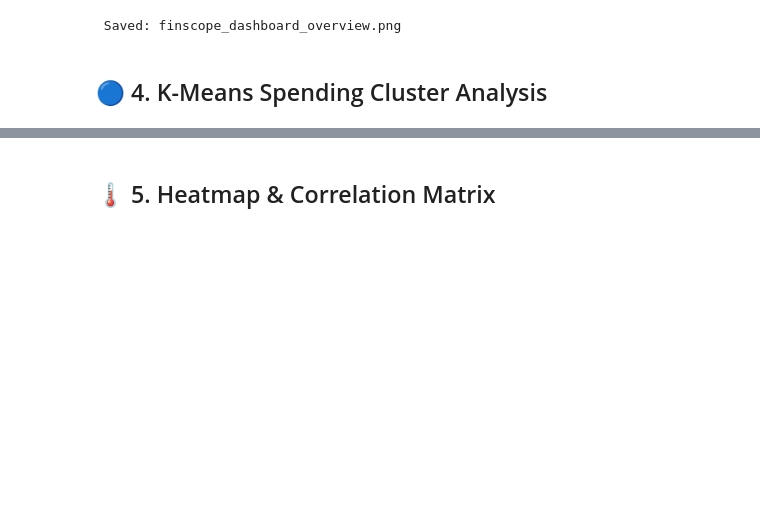
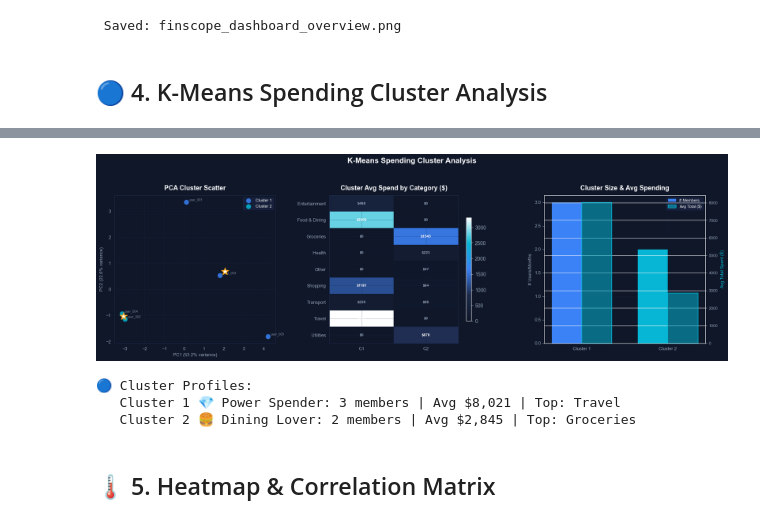
Before and after one commit to moeageli22/FinScope-Ai, a Jupyter notebook: ai-service/notebooks/finscope_ai_analytics.ipynb, the cells around one changed output, grey strips where cells are left out. Drawn from its saved outputs; the diff is of its cells as text; code cells hidden in the pictures; blank space fills up the shorter version.

```diff
--- a/ai-service/notebooks/finscope_ai_analytics.ipynb
+++ b/ai-service/notebooks/finscope_ai_analytics.ipynb
@@ -471,7 +472,7 @@ for c in range(K):
                s=120, alpha=0.85, edgecolors=BG, linewidth=1.2, label=f'Cluster {c+1}')
 centers_pca = pca.transform(km_final.cluster_centers_)
 ax.scatter(centers_pca[:, 0], centers_pca[:, 1],
-           color=WHITE, s=220, marker='★', zorder=10, edgecolors=YELLOW, linewidth=1.5)
+           color=WHITE, s=220, marker='*', zorder=10, edgecolors=YELLOW, linewidth=1.5)
 for idx, row in enumerate(pivot.index):
     ax.annotate(str(row)[:10], (X_pca[idx, 0], X_pca[idx, 1]),
                 textcoords='offset points', xytext=(5, 3),
@@ -512,33 +513,38 @@ bars1 = ax3.bar(cx - w/2, cluster_summary['count'].values,
                 edgecolor='none', label='# Members')
 ax3_r = ax3.twinx()
 ax3_r.set_facecolor(BG)
 ax3_r.tick_params(colors=TEXT, labelsize=8)
 bars2 = ax3_r.bar(cx + w/2, cluster_summary['avg_total'].values,
                   width=w, color=CYAN + '88', edgecolor=CYAN, linewidth=1.2, label='Avg Total ($)')
 ax3.set_xticks(cx)
 ax3.set_xticklabels([f'Cluster {i+1}' for i in range(K)], color=TEXT, fontsize=9)
 ax3.set_ylabel('# Users/Months', color=TEXT, fontsize=9)
 ax3_r.set_ylabel('Avg Total Spent ($)', color=CYAN, fontsize=9)
 finscope_style(ax3, fig, 'Cluster Size & Avg Spending')
 lines1, labels1 = ax3.get_legend_handles_labels()
 lines2, labels2 = ax3_r.get_legend_handles_labels()
 ax3.legend(lines1 + lines2, labels1 + labels2, fontsize=8,
            facecolor=PANEL, edgecolor=BORDER, labelcolor=WHITE)
 
 plt.tight_layout(pad=2.5)
 plt.savefig('finscope_kmeans_clusters.png', dpi=160, bbox_inches='tight', facecolor=BG)
 plt.show()
 
 # Print cluster profiles
 print('\n🔵 Cluster Profiles:')
 CLUSTER_LABELS = ['💎 Power Spender', '🍔 Dining Lover', '🏠 Homebody Saver',
                   '🎮 Entertainer', '🚗 Commuter', '📚 Student', '💼 Professional', '🌿 Minimalist']
 for c in range(K):
     top_cat = cluster_means.loc[c].idxmax() if c in cluster_means.index else 'N/A'
     members = (labels == c).sum()
     avg_total = cluster_summary.loc[c, 'avg_total'] if c in cluster_summary.index else 0
     label = CLUSTER_LABELS[c % len(CLUSTER_LABELS)]
     print(f'   Cluster {c+1} {label}: {members} members | Avg ${avg_total:,.0f} | Top: {top_cat}')
+# %% [output]
+[figure, added]
+🔵 Cluster Profiles:
+   Cluster 1 💎 Power Spender: 3 members | Avg $8,021 | Top: Travel
+   Cluster 2 🍔 Dining Lover: 2 members | Avg $2,845 | Top: Groceries
 # %% [markdown]
 ## 🌡️ 5. Heatmap & Correlation Matrix
 # %%
```
Also changed, not shown: parts of 6 cells of this notebook.
